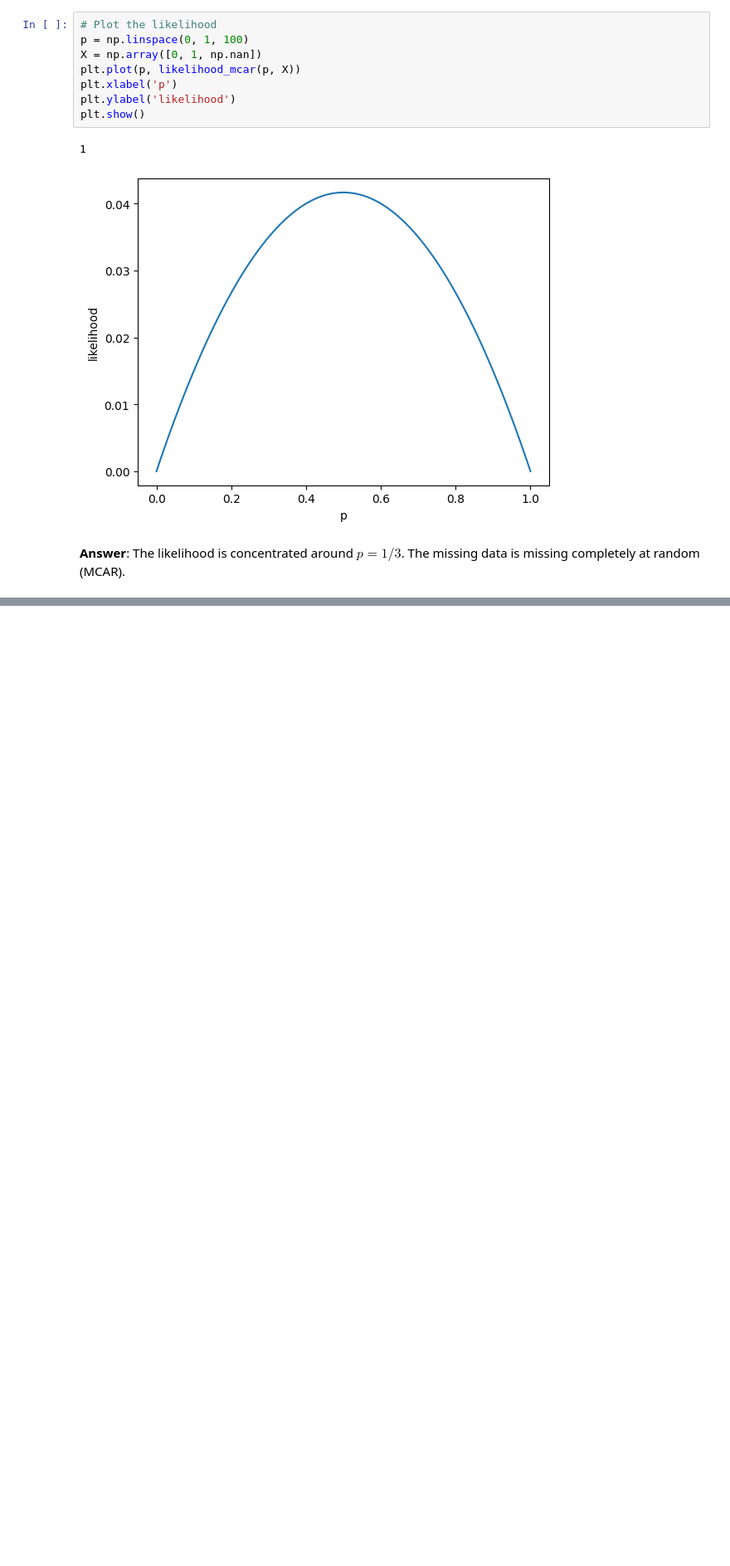
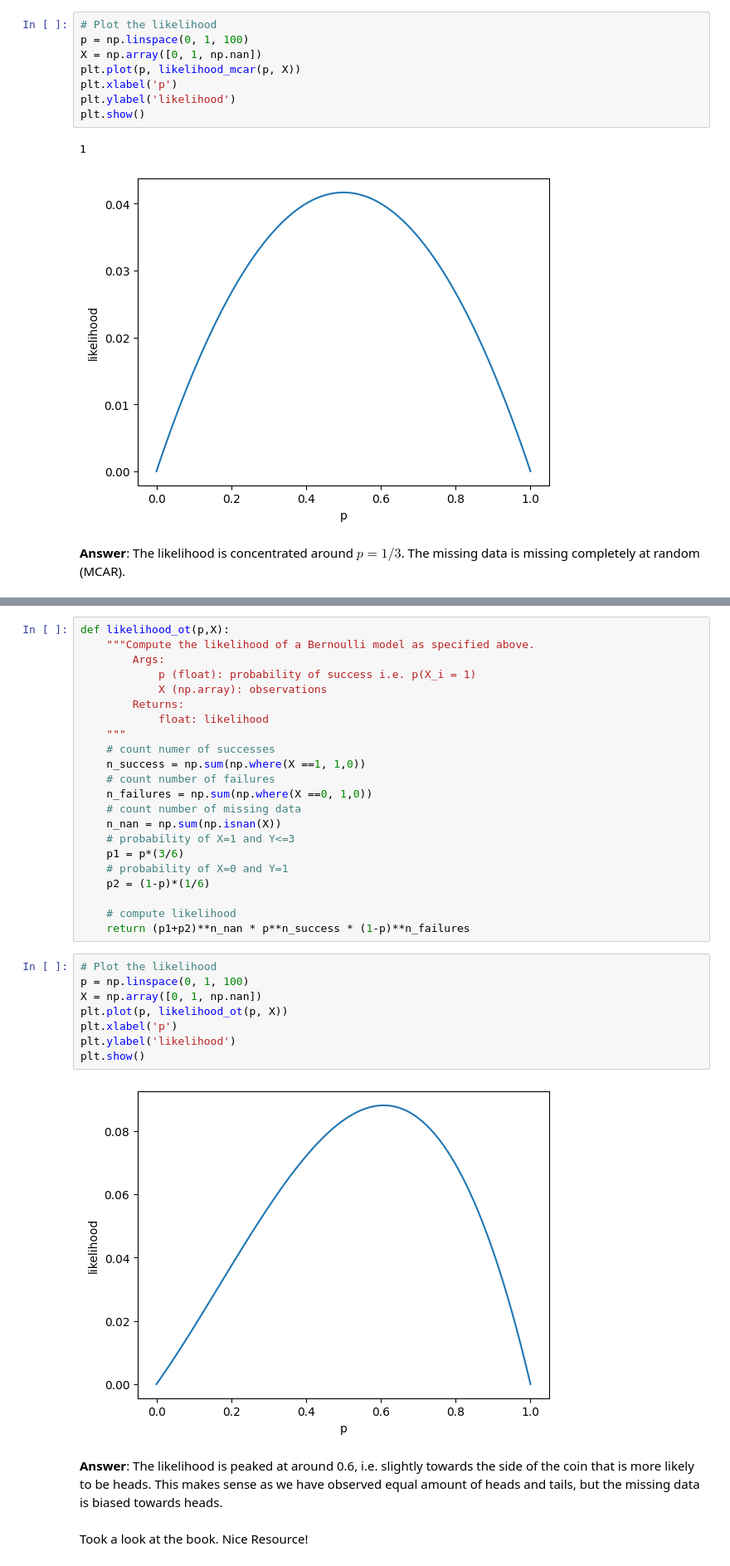
Before and after one commit to cbg-ethz/PYggdrasil, a Jupyter notebook: notebooks/ponder-na-probs.ipynb, the cells around one changed output, grey strips where cells are left out. Shown: that part at 83% size. Cells and saved outputs as stored; diff of their text form; blank space fills up the shorter version.

```diff
--- a/notebooks/ponder-na-probs.ipynb
+++ b/notebooks/ponder-na-probs.ipynb
@@ -105,0 +117,36 @@ plt.show()
+# %%
+def likelihood_ot(p,X):
+    """Compute the likelihood of a Bernoulli model as specified above.
+        Args:
+            p (float): probability of success i.e. p(X_i = 1)
+            X (np.array): observations
+        Returns:
+            float: likelihood
+    """
+    # count numer of successes
+    n_success = np.sum(np.where(X ==1, 1,0))
+    # count number of failures
+    n_failures = np.sum(np.where(X ==0, 1,0))
+    # count number of missing data
+    n_nan = np.sum(np.isnan(X))
+    # probability of X=1 and Y<=3
+    p1 = p*(3/6)
+    # probability of X=0 and Y=1
+    p2 = (1-p)*(1/6)
+
+    # compute likelihood
+    return (p1+p2)**n_nan * p**n_success * (1-p)**n_failures
+# %%
+# Plot the likelihood
+p = np.linspace(0, 1, 100)
+X = np.array([0, 1, np.nan])
+plt.plot(p, likelihood_ot(p, X))
+plt.xlabel('p')
+plt.ylabel('likelihood')
+plt.show()
+# %% [output]
+[figure, added]
+# %% [markdown]
+**Answer**: The likelihood is peaked at around 0.6, i.e. slightly towards the side of the coin that is more likely to be heads. This makes sense as we have observed equal amount of heads and tails, but the missing data is biased towards heads.
+# %% [markdown]
+Took a look at the book. Nice Resource!
```
Also changed, not shown: parts of 1 cell of this notebook.
